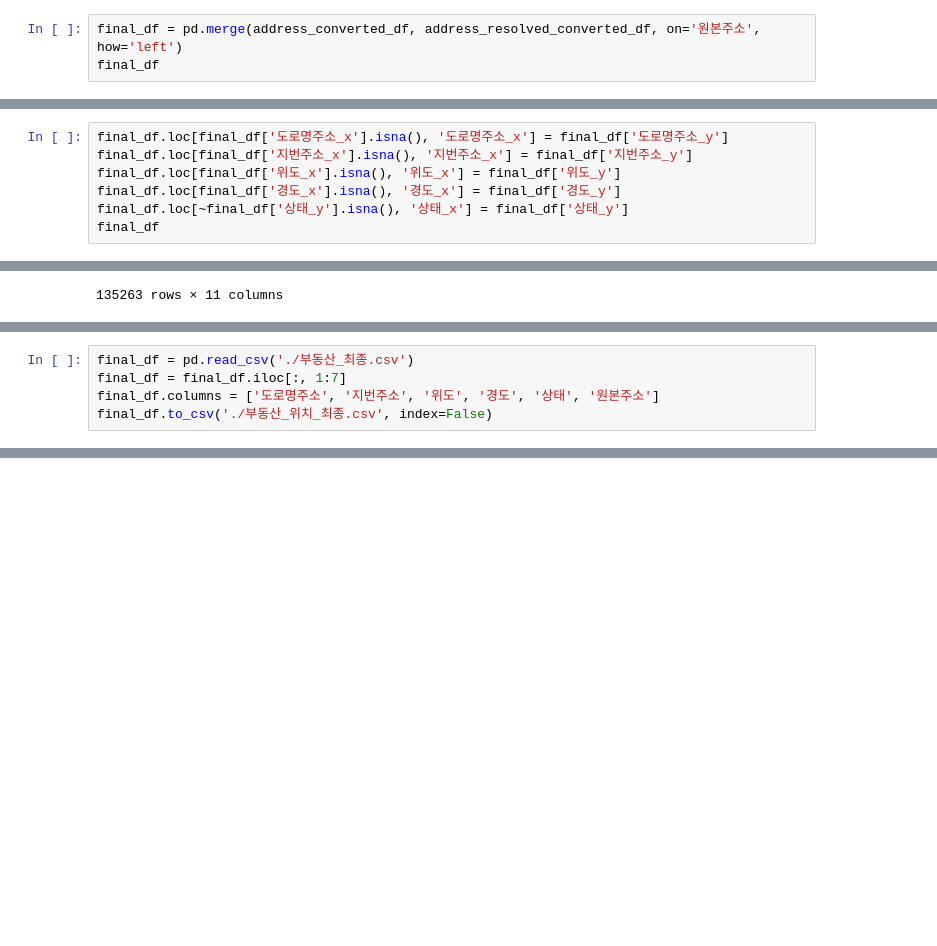
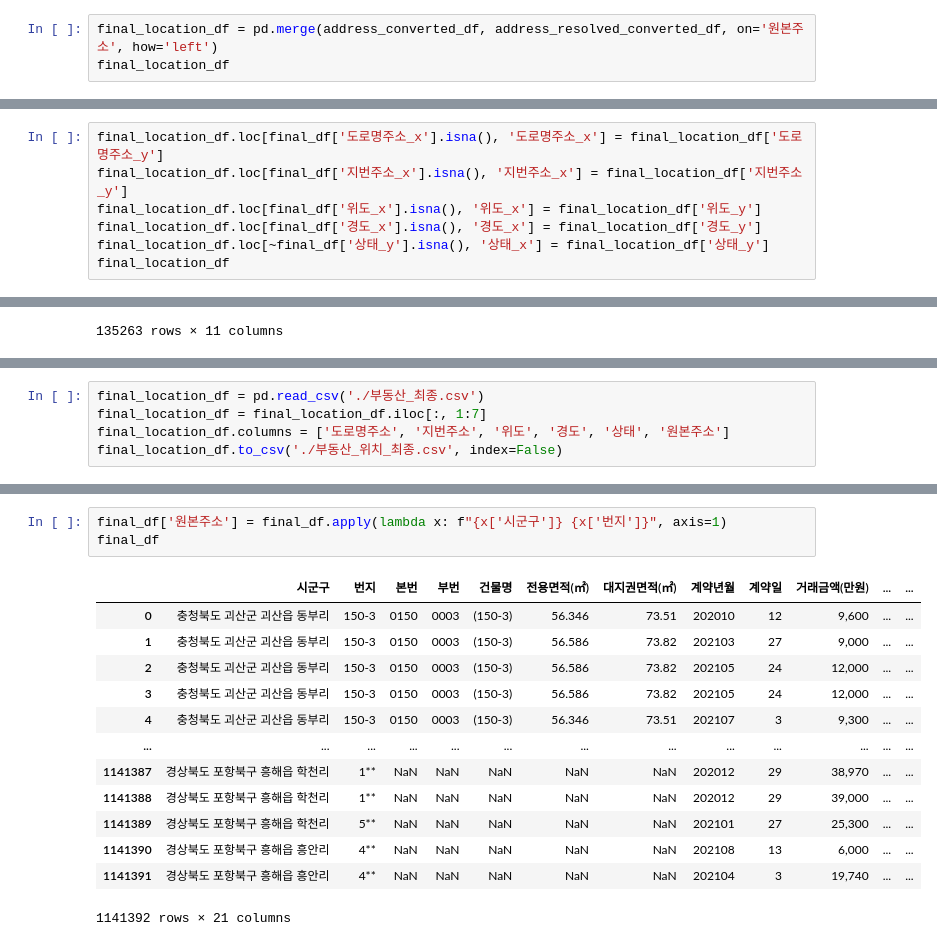
Before and after one commit to CraftyDragon678/study-bigdata, a Jupyter notebook: 60_포스터/03_부동산.ipynb, the cells around one changed output, grey strips where cells are left out. Cells and saved outputs as stored; diff of their text form; blank space fills up the shorter version.

```diff
--- a/60_포스터/03_부동산.ipynb
+++ b/60_포스터/03_부동산.ipynb
@@ -257,8 +257,8 @@ address_converted_df
 | 135262 | 부산광역시 해운대구 달맞이길117번나길 74 | 부산광역시 해운대구 중동 1482-13 | 35.160208 | 129.182452 | 변환완료(도로명주소업데이트;위도업데이트;경도업데이트;) | 부산광역시 해운대구 중동 1482-13 |
 135263 rows × 6 columns
 # %%
-final_df = pd.merge(address_converted_df, address_resolved_converted_df, on='원본주소', how='left')
-final_df
+final_location_df = pd.merge(address_converted_df, address_resolved_converted_df, on='원본주소', how='left')
+final_location_df
 # %% [output]
 |  | 도로명주소_x | 지번주소_x | 위도_x | 경도_x | 상태_x | 원본주소 | 도로명주소_y | 지번주소_y | 위도_y | 경도_y | 상태_y |
 | 0 | 충청북도 괴산군 괴산읍 남산길 44 | 충청북도 괴산군 괴산읍 동부리 150-3 | 36.805773 | 127.798998 | 변환완료(도로명주소업데이트;위도업데이트;경도업데이트;) | 충청북도 괴산군 괴산읍 동부리 150-3 | NaN | NaN | NaN | NaN | NaN |
@@ -290,12 +290,12 @@ final_df[final_df['도로명주소_x'].isna() & ~final_df['도로명주소_y'].i
 | 130649 | NaN | 경상남도 창원진해구 화천동 11-1 | NaN | NaN | 변환실패(주소미존재) | 경상남도 창원진해구 화천동 11-1 | 경상남도 창원시 진해구 중원로85번길 14 | 경상남도 창원시 진해구 화천동 11-1 | 35.152225 | 128.658503 | 변환완료(도로명주소업데이트;위도업데이트;경도업데이트;) |
 19898 rows × 11 columns
 # %%
-final_df.loc[final_df['도로명주소_x'].isna(), '도로명주소_x'] = final_df['도로명주소_y']
-final_df.loc[final_df['지번주소_x'].isna(), '지번주소_x'] = final_df['지번주소_y']
-final_df.loc[final_df['위도_x'].isna(), '위도_x'] = final_df['위도_y']
-final_df.loc[final_df['경도_x'].isna(), '경도_x'] = final_df['경도_y']
-final_df.loc[~final_df['상태_y'].isna(), '상태_x'] = final_df['상태_y']
-final_df
+final_location_df.loc[final_df['도로명주소_x'].isna(), '도로명주소_x'] = final_location_df['도로명주소_y']
+final_location_df.loc[final_df['지번주소_x'].isna(), '지번주소_x'] = final_location_df['지번주소_y']
+final_location_df.loc[final_df['위도_x'].isna(), '위도_x'] = final_location_df['위도_y']
+final_location_df.loc[final_df['경도_x'].isna(), '경도_x'] = final_location_df['경도_y']
+final_location_df.loc[~final_df['상태_y'].isna(), '상태_x'] = final_location_df['상태_y']
+final_location_df
 # %% [output]
 |  | 도로명주소_x | 지번주소_x | 위도_x | 경도_x | 상태_x | 원본주소 | 도로명주소_y | 지번주소_y | 위도_y | 경도_y | 상태_y |
 | 0 | 충청북도 괴산군 괴산읍 남산길 44 | 충청북도 괴산군 괴산읍 동부리 150-3 | 36.805773 | 127.798998 | 변환완료(도로명주소업데이트;위도업데이트;경도업데이트;) | 충청북도 괴산군 괴산읍 동부리 150-3 | NaN | NaN | NaN | NaN | NaN |
@@ -315,6 +315,6 @@ final_df.to_csv('./부동산_최종.csv')
 # %%
-final_df = pd.read_csv('./부동산_최종.csv')
-final_df = final_df.iloc[:, 1:7]
-final_df.columns = ['도로명주소', '지번주소', '위도', '경도', '상태', '원본주소']
-final_df.to_csv('./부동산_위치_최종.csv', index=False)
+final_location_df = pd.read_csv('./부동산_최종.csv')
+final_location_df = final_location_df.iloc[:, 1:7]
+final_location_df.columns = ['도로명주소', '지번주소', '위도', '경도', '상태', '원본주소']
+final_location_df.to_csv('./부동산_위치_최종.csv', index=False)
 # %%
@@ -323,0 +354,17 @@ True
+# %%
+final_df['원본주소'] = final_df.apply(lambda x: f"{x['시군구']} {x['번지']}", axis=1)
+final_df
+# %% [output]
+|  | 시군구 | 번지 | 본번 | 부번 | 건물명 | 전용면적(㎡) | 대지권면적(㎡) | 계약년월 | 계약일 | 거래금액(만원) | ... | ... |
+| 0 | 충청북도 괴산군 괴산읍 동부리 | 150-3 | 0150 | 0003 | (150-3) | 56.346 | 73.51 | 202010 | 12 | 9,600 | ... | ... |
+| 1 | 충청북도 괴산군 괴산읍 동부리 | 150-3 | 0150 | 0003 | (150-3) | 56.586 | 73.82 | 202103 | 27 | 9,000 | ... | ... |
+| 2 | 충청북도 괴산군 괴산읍 동부리 | 150-3 | 0150 | 0003 | (150-3) | 56.586 | 73.82 | 202105 | 24 | 12,000 | ... | ... |
+| 3 | 충청북도 괴산군 괴산읍 동부리 | 150-3 | 0150 | 0003 | (150-3) | 56.586 | 73.82 | 202105 | 24 | 12,000 | ... | ... |
+| 4 | 충청북도 괴산군 괴산읍 동부리 | 150-3 | 0150 | 0003 | (150-3) | 56.346 | 73.51 | 202107 | 3 | 9,300 | ... | ... |
+| ... | ... | ... | ... | ... | ... | ... | ... | ... | ... | ... | ... | ... |
+| 1141387 | 경상북도 포항북구 흥해읍 학천리 | 1** | NaN | NaN | NaN | NaN | NaN | 202012 | 29 | 38,970 | ... | ... |
+| 1141388 | 경상북도 포항북구 흥해읍 학천리 | 1** | NaN | NaN | NaN | NaN | NaN | 202012 | 29 | 39,000 | ... | ... |
+| 1141389 | 경상북도 포항북구 흥해읍 학천리 | 5** | NaN | NaN | NaN | NaN | NaN | 202101 | 27 | 25,300 | ... | ... |
+| 1141390 | 경상북도 포항북구 흥해읍 흥안리 | 4** | NaN | NaN | NaN | NaN | NaN | 202108 | 13 | 6,000 | ... | ... |
+| 1141391 | 경상북도 포항북구 흥해읍 흥안리 | 4** | NaN | NaN | NaN | NaN | NaN | 202104 | 3 | 19,740 | ... | ... |
+1141392 rows × 21 columns
```
Also changed, not shown: parts of 12 cells of this notebook, 1 other file.
